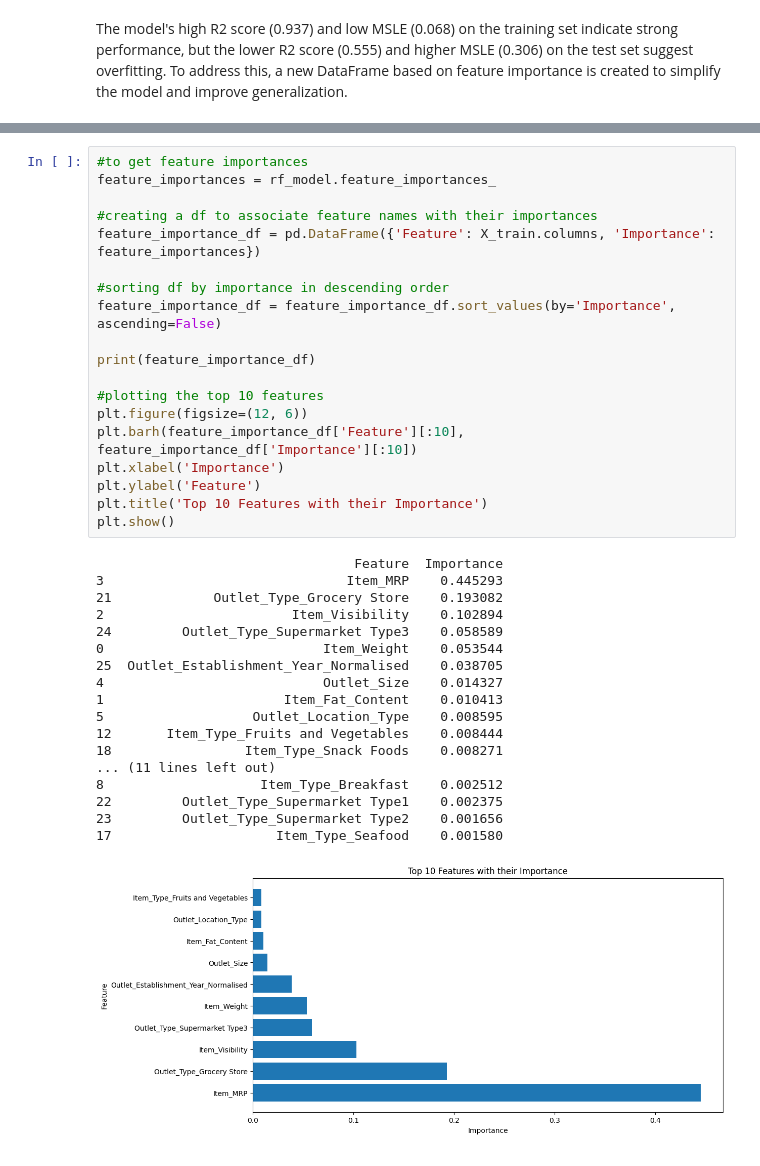
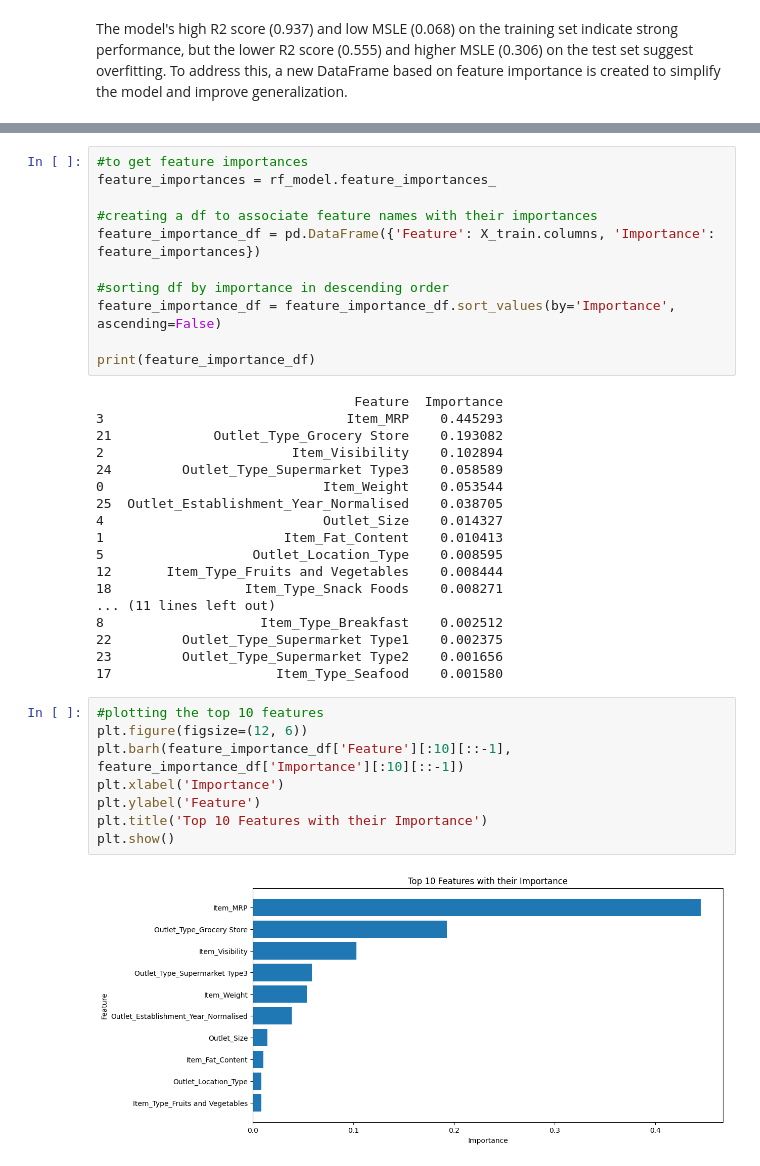
Before and after one commit to babutabhavya/big-mart-sales-prediction, a Jupyter notebook: main.ipynb, the cells around one changed output, grey strips where cells are left out. Saved outputs shown, nothing was run; the diff lists cells and outputs as text.

```diff
--- a/main.ipynb
+++ b/main.ipynb
@@ -528,14 +559,6 @@ feature_importance_df = pd.DataFrame({'Feature': X_train.columns, 'Importance':
 feature_importance_df = feature_importance_df.sort_values(by='Importance', ascending=False)
 
 print(feature_importance_df)
-
-#plotting the top 10 features
-plt.figure(figsize=(12, 6))
-plt.barh(feature_importance_df['Feature'][:10], feature_importance_df['Importance'][:10])
-plt.xlabel('Importance')
-plt.ylabel('Feature')
-plt.title('Top 10 Features with their Importance')
-plt.show()
 # %% [output]
                                  Feature  Importance
 3                               Item_MRP    0.445293
@@ -554,7 +577,16 @@ plt.show()
 22         Outlet_Type_Supermarket Type1    0.002375
 23         Outlet_Type_Supermarket Type2    0.001656
 17                     Item_Type_Seafood    0.001580
-[figure, removed]
+# %%
+#plotting the top 10 features
+plt.figure(figsize=(12, 6))
+plt.barh(feature_importance_df['Feature'][:10][::-1], feature_importance_df['Importance'][:10][::-1])
+plt.xlabel('Importance')
+plt.ylabel('Feature')
+plt.title('Top 10 Features with their Importance')
+plt.show()
+# %% [output]
+[figure, added]
 # %%
 #setting a threshold for feature importance
 threshold = 0.02
```
Also changed, not shown: parts of 11 cells of this notebook.
